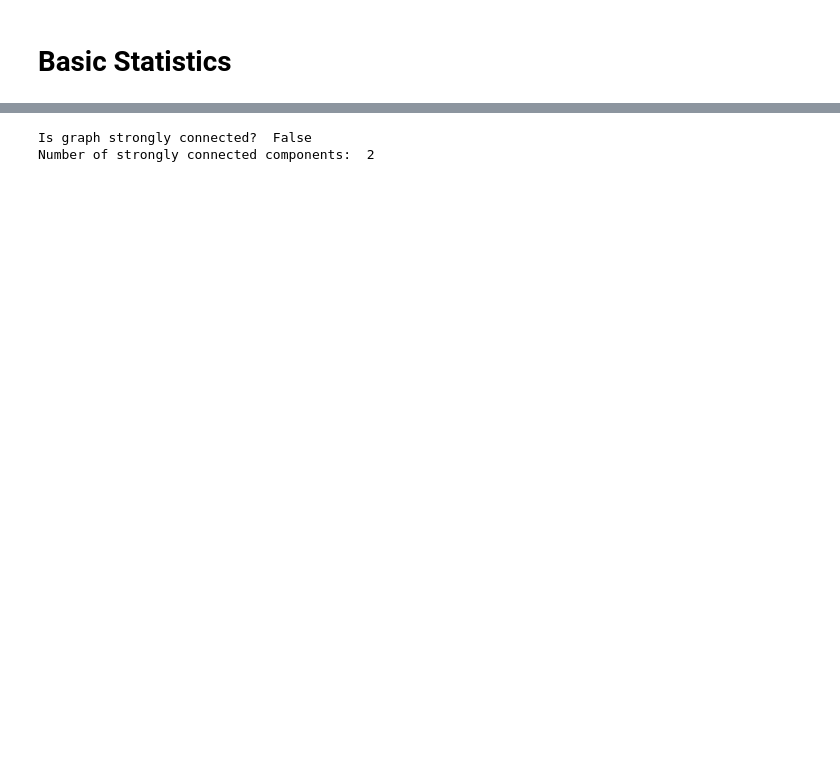
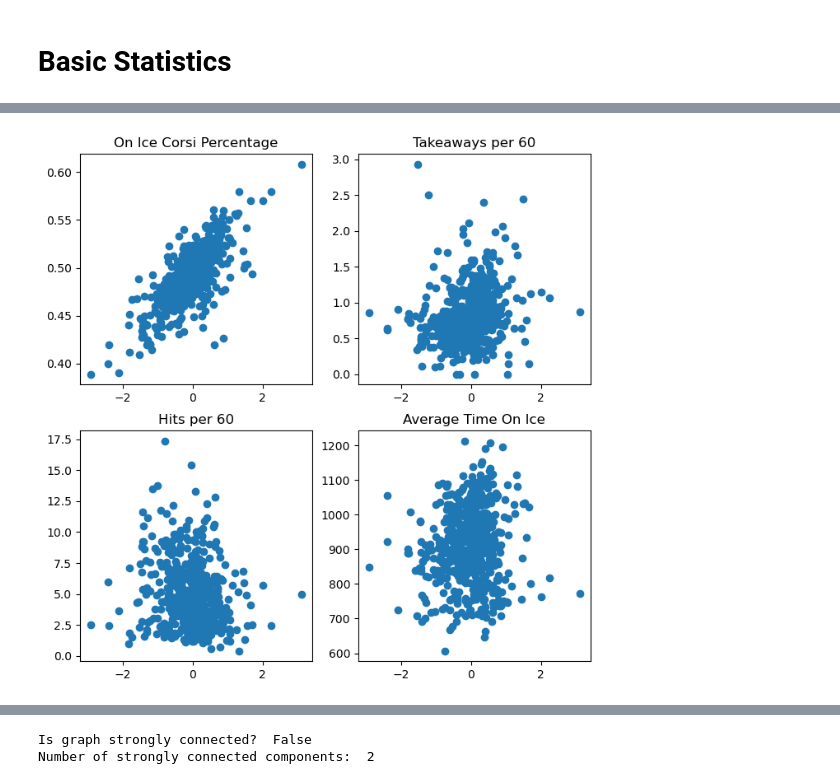
Before and after one commit to emmettcollings/nhl-linemate-network, a Jupyter notebook: src/defense-networks/defense-overall.ipynb, the cells around one changed output, grey strips where cells are left out. Drawn from its saved outputs; the diff is of its cells as text; code cells hidden in the pictures; blank space fills up the shorter version.

Commit message:
add a whole bunch of new stats to check correlation with out degree

```diff
--- a/src/defense-networks/defense-overall.ipynb
+++ b/src/defense-networks/defense-overall.ipynb
@@ -43,18 +43,20 @@ print("Number of nodes: ", num_nodes)
 print("Number of edges: ", num_edges)
 
 # Average outgoing link weight. This determines which players had the greatest effect on their linemates
+# Do total out degree as well
 out_degrees = G.out_degree(weight="weight")
 for player_out_degree in out_degrees:
     player_id = player_out_degree[0]
     avg_out_weight = player_out_degree[1] / G.out_degree(player_id)
     players_df.loc[player_id, "average_corsi_influence"] = avg_out_weight
+    players_df.loc[player_id, "total_out_influence"] = player_out_degree[1]
 
 output_file = '../../data/defense/aggregate_defensemen.csv'
 players_df.to_csv(output_file)
 
 # Outgoing link weight correlations
 print(players_df.corr(numeric_only=True))
-players_df.corr(numeric_only=True).to_csv("../../data/defense/correlations.csv")
+players_df.corr(numeric_only=True, method='spearman').to_csv("../../data/defense/correlations.csv")
 # %% [output]
 Number of nodes:  550
 Number of edges:  4452
@@ -75,0 +78,16 @@ average_corsi_influence      0.080763                 1.000000
+# %%
+import matplotlib.pyplot as plt
+# Chart some stats vs avg corsi influence
+fig, axs = plt.subplots(2,2)
+fig.set_size_inches(8, 8)
+axs[0,0].scatter(players_df['average_corsi_influence'], players_df['onIce_corsiPercentage'])
+axs[0,0].set_title("On Ice Corsi Percentage")
+axs[0,1].scatter(players_df['average_corsi_influence'], players_df['I_F_takeaways_per60'])
+axs[0,1].set_title("Takeaways per 60")
+axs[1,0].scatter(players_df['average_corsi_influence'], players_df['I_F_hits_per60'])
+axs[1,0].set_title("Hits per 60")
+axs[1,1].scatter(players_df['average_corsi_influence'], players_df['average_TOI'])
+axs[1,1].set_title("Average Time On Ice")
+plt.show()
+# %% [output]
+[figure, added]
```
Also changed, not shown: parts of 16 cells of this notebook, 6 other files.
